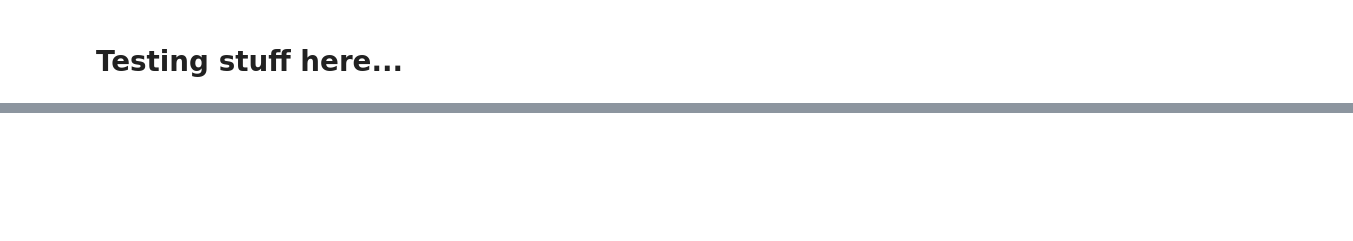
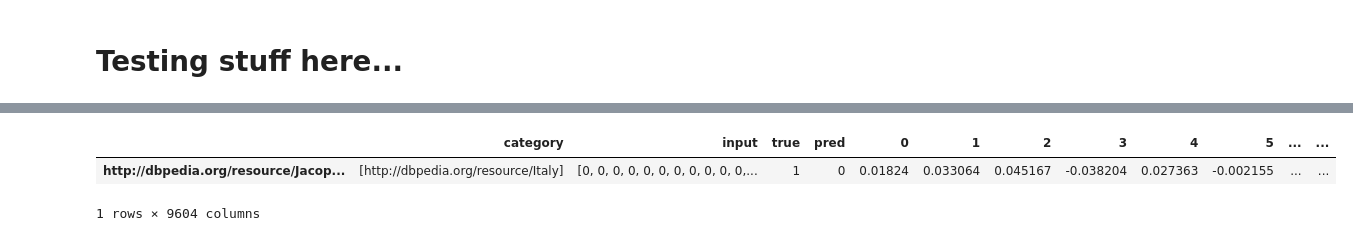
Before and after one commit to MHaurel/nn-concept-interpreter, a Jupyter notebook: visualizer/Test.ipynb, the cells around one changed output, grey strips where cells are left out. Drawn from its saved outputs; the diff is of its cells as text; code cells hidden in the pictures; blank space fills up the shorter version.

```diff
--- a/visualizer/Test.ipynb
+++ b/visualizer/Test.ipynb
@@ -8,0 +27,21 @@ Activations brutes pour la couche d'Embedding. (i.e. flatten pour chaque index)
+# %%
+def get_cat_df(df, cat):
+    return df[df.category.apply(lambda x: cat in x)]
+
+def get_mean_activations(df):
+    df_act = df.iloc[:, 4:]
+    return df_act.mean()
+
+def get_sample(df, cat=None):
+    if cat is None:
+        return df[df.pred != df.true].sample(n=1)
+    else:
+        return get_cat_df(df, cat)[df.pred != df.true].sample(n=1)
+
+def standardize(df):
+    df_s = df.copy()
+    for col in df:
+        #if "neuron" in col:
+        df_s[col] = (df[col] - df[col].mean()) / df[col].std()
+
+    return df_s
@@ -82,0 +70,6 @@ pd.read_pickle(os.path.join('src', 'visualizer_data', 'activations', 'painters_d
+# %%
+df_fa[df_fa.index == sample_index]
+# %% [output]
+|  | category | input | true | pred | 0 | 1 | 2 | 3 | 4 | 5 | ... | ... |
+| http://dbpedia.org/resource/Jacop... | [http://dbpedia.org/resource/Italy] | [0, 0, 0, 0, 0, 0, 0, 0, 0, 0, 0,... | 1 | 0 | 0.01824 | 0.033064 | 0.045167 | -0.038204 | 0.027363 | -0.002155 | ... | ... |
+1 rows × 9604 columns
```
Also changed, not shown: parts of 24 cells of this notebook, 20 other files.
